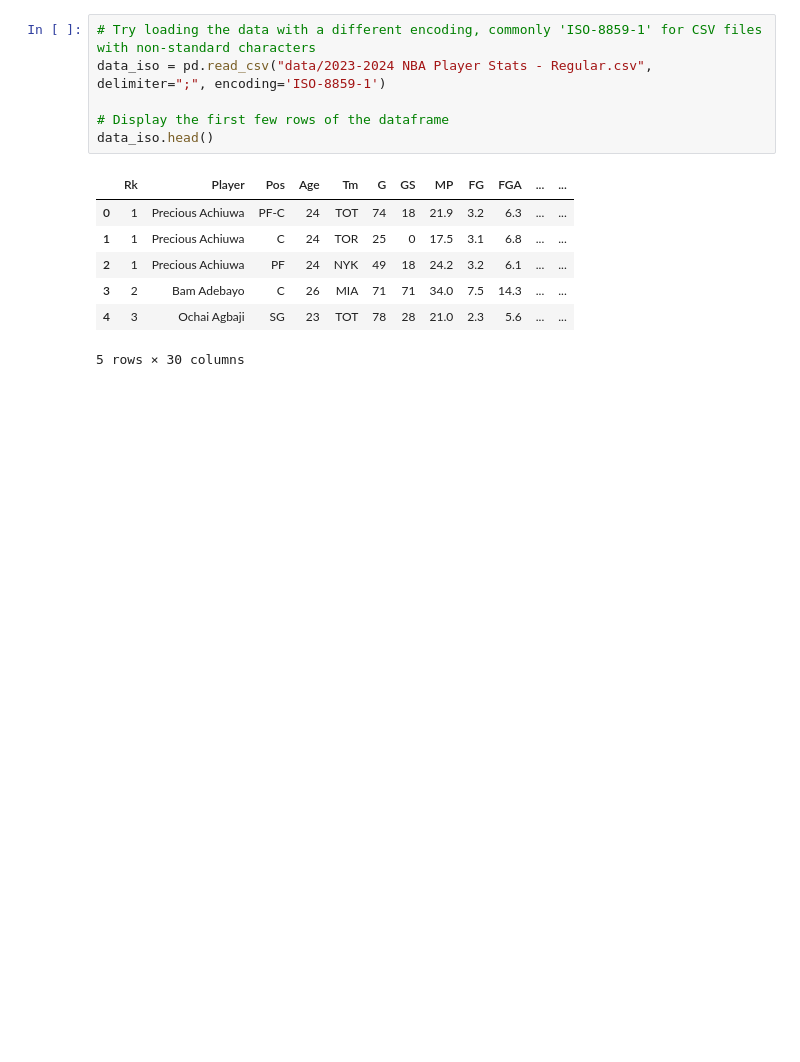
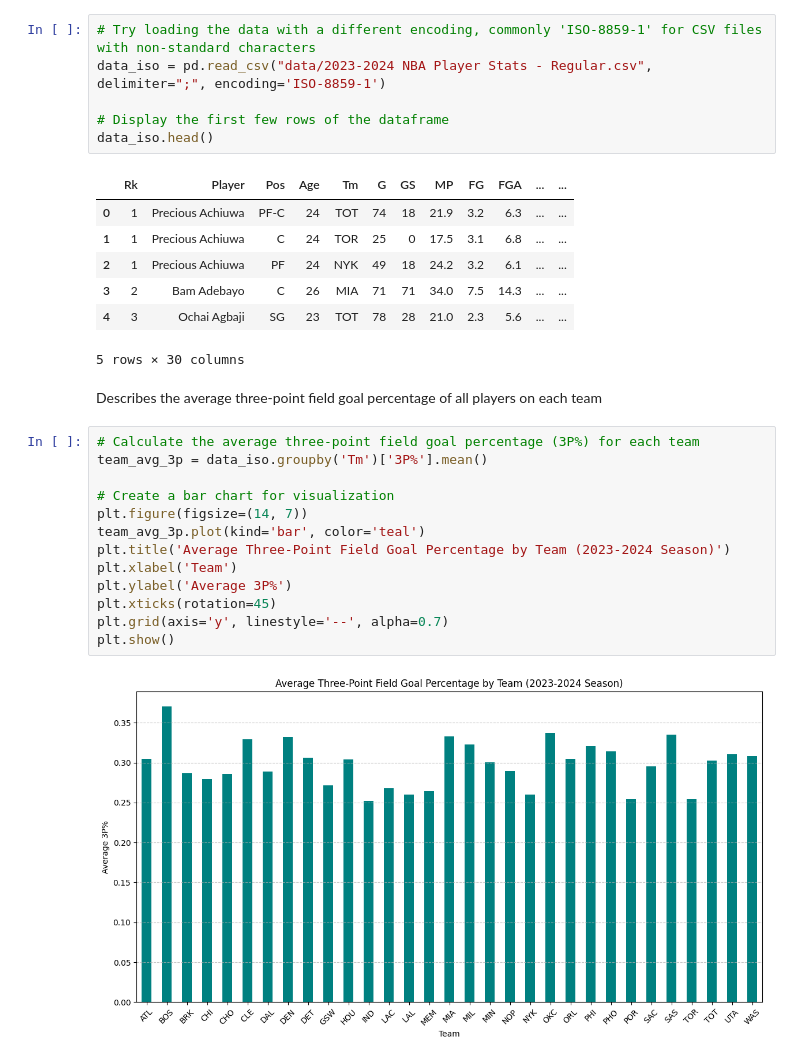
Before and after one commit to JintaoCao/IS_445_Final_Project, a Jupyter notebook: IS445_Jintao_Cao_Individual.ipynb, the cells around one changed output. Cells and saved outputs as stored; diff of their text form; blank space fills up the shorter version.

```diff
--- a/IS445_Jintao_Cao_Individual.ipynb
+++ b/IS445_Jintao_Cao_Individual.ipynb
@@ -14,3 +76,20 @@ data_iso.head()
 | 3 | 2 | Bam Adebayo | C | 26 | MIA | 71 | 71 | 34.0 | 7.5 | 14.3 | ... | ... |
 | 4 | 3 | Ochai Agbaji | SG | 23 | TOT | 78 | 28 | 21.0 | 2.3 | 5.6 | ... | ... |
 5 rows × 30 columns
+# %% [markdown]
+Describes the average three-point field goal percentage of all players on each team
+# %%
+# Calculate the average three-point field goal percentage (3P%) for each team
+team_avg_3p = data_iso.groupby('Tm')['3P%'].mean()
+
+# Create a bar chart for visualization
+plt.figure(figsize=(14, 7))
+team_avg_3p.plot(kind='bar', color='teal')
+plt.title('Average Three-Point Field Goal Percentage by Team (2023-2024 Season)')
+plt.xlabel('Team')
+plt.ylabel('Average 3P%')
+plt.xticks(rotation=45)
+plt.grid(axis='y', linestyle='--', alpha=0.7)
+plt.show()
+# %% [output]
+[figure, added]
```
Also changed, not shown: parts of 14 cells of this notebook, 2 other files.
